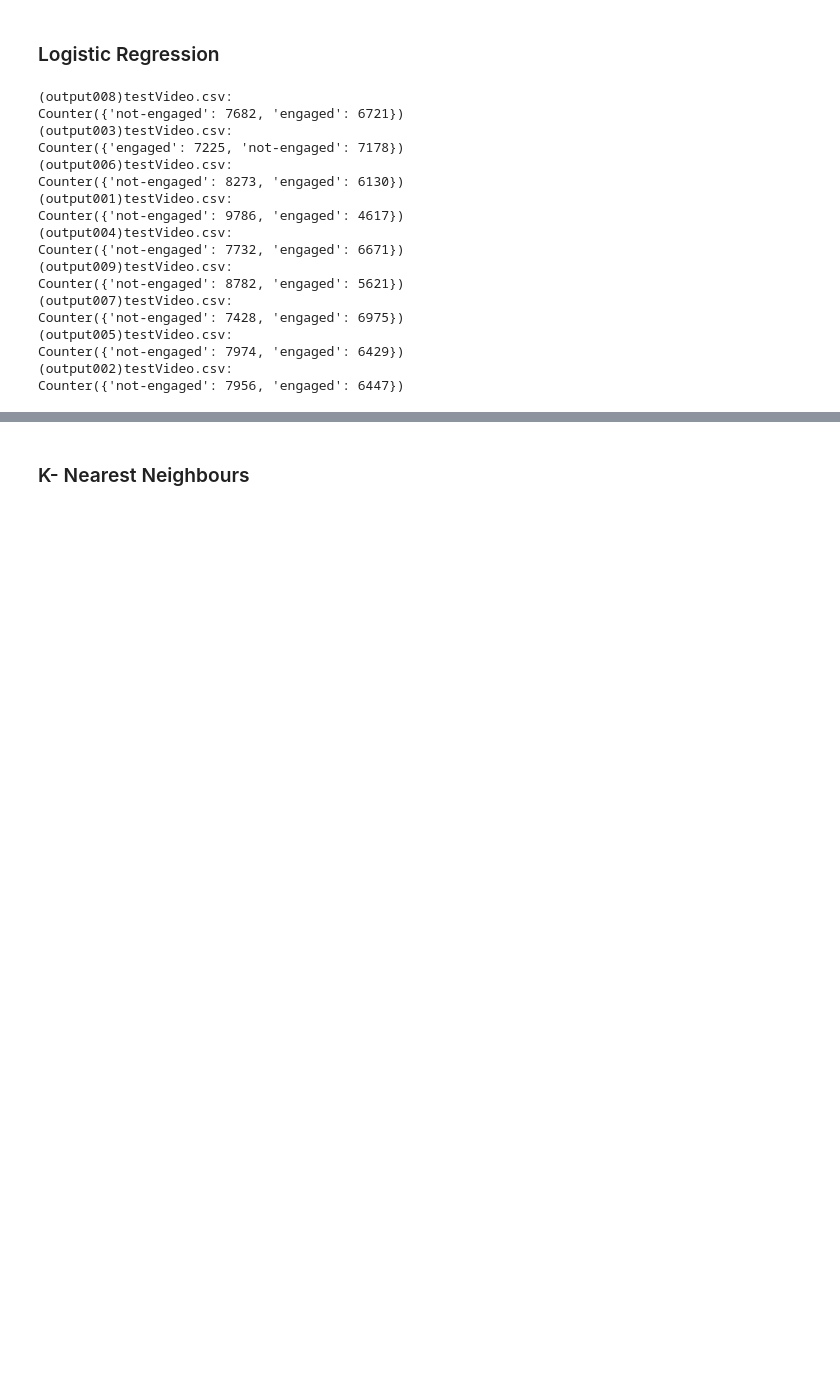
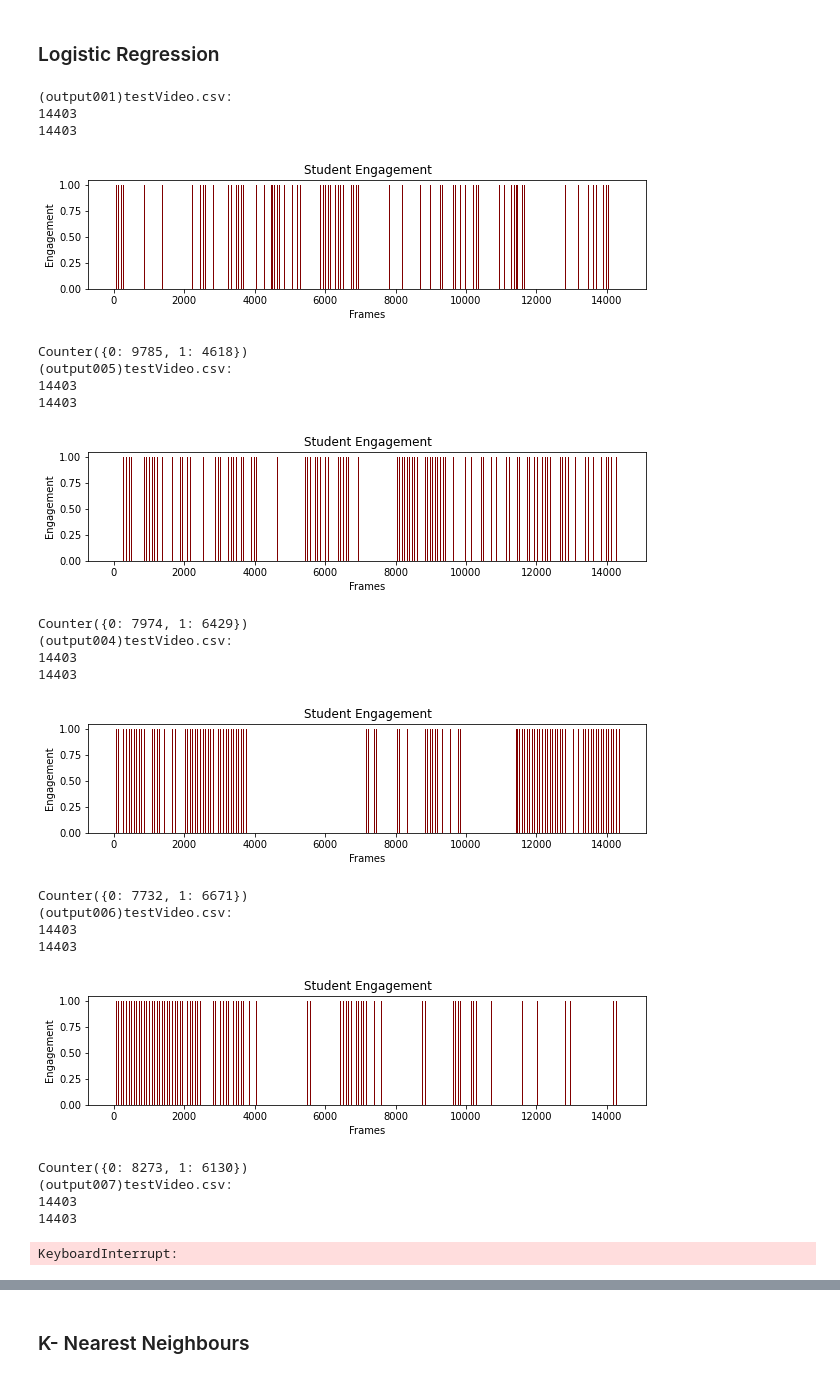
Before and after one commit to prashanth21S/EngagementClassification2021, a Jupyter notebook: Testing.ipynb, the cells around one changed output, grey strips where cells are left out. Drawn from its saved outputs; the diff is of its cells as text; code cells hidden in the pictures; blank space fills up the shorter version.

Commit message:
Changes made to models and preprocessing
Converted categorical attributes to numerical values
engaged -1
not-engaged-0

```diff
--- a/Testing.ipynb
+++ b/Testing.ipynb
@@ -12,37 +12,53 @@ import collections
 # %% [markdown]
 ### Logistic Regression
 # %%
-path = r'./testingProcessed' # use your path
+path = r'./processed/testing' # use your path
 all_files = glob.glob(path + "/*.csv")
 scaler = StandardScaler()
 
 for filename in all_files:
     df = pd.read_csv(filename, index_col=None, header=0)
     model = scaler.fit(df)
     x_train = model.transform(df)
-    fileNameActual=filename.replace("./testingProcessed/","")
-    mj = joblib.load('model_joblib_logistic_regression')
+    fileNameActual=filename.replace("./processed/testing/","")
+    mj = joblib.load('./models/model_joblib_logistic_regression')
     y_pred = mj.predict(x_train)
+
     elements_count = collections.Counter(y_pred)
     # printing the element and the frequency
     print(fileNameActual+":")
+    fig = plt.figure(figsize = (10, 2))
+    # creating the bar plot
+    values=list(range(1,len(y_pred)+1))
+    plt.bar(values, y_pred, color ='maroon',
+        width = 0.4)
+    plt.xlabel("Frames")
+    plt.ylabel("Engagement")
+    plt.title("Student Engagement")
+    plt.show()
     print(elements_count)
 # %% [output]
-(output008)testVideo.csv:
-Counter({'not-engaged': 7682, 'engaged': 6721})
-(output003)testVideo.csv:
-Counter({'engaged': 7225, 'not-engaged': 7178})
-(output006)testVideo.csv:
-Counter({'not-engaged': 8273, 'engaged': 6130})
 (output001)testVideo.csv:
-Counter({'not-engaged': 9786, 'engaged': 4617})
-(output004)testVideo.csv:
-Counter({'not-engaged': 7732, 'engaged': 6671})
-(output009)testVideo.csv:
-Counter({'not-engaged': 8782, 'engaged': 5621})
-(output007)testVideo.csv:
-Counter({'not-engaged': 7428, 'engaged': 6975})
-(output005)testVideo.csv:
-Counter({'not-engaged': 7974, 'engaged': 6429})
-(output002)testVideo.csv:
-Counter({'not-engaged': 7956, 'engaged': 6447})
+14403
+14403
+[figure, added]
+Counter({0: 9785, 1: 4618})
+(output005)testVideo.csv:
+14403
+14403
+[figure, added]
+Counter({0: 7974, 1: 6429})
+(output004)testVideo.csv:
+14403
+14403
+[figure, added]
+Counter({0: 7732, 1: 6671})
+(output006)testVideo.csv:
+14403
+14403
+[figure, added]
+Counter({0: 8273, 1: 6130})
+(output007)testVideo.csv:
+14403
+14403
+KeyboardInterrupt:
```
Also changed, not shown: parts of 8 cells of this notebook, 3 other files.
